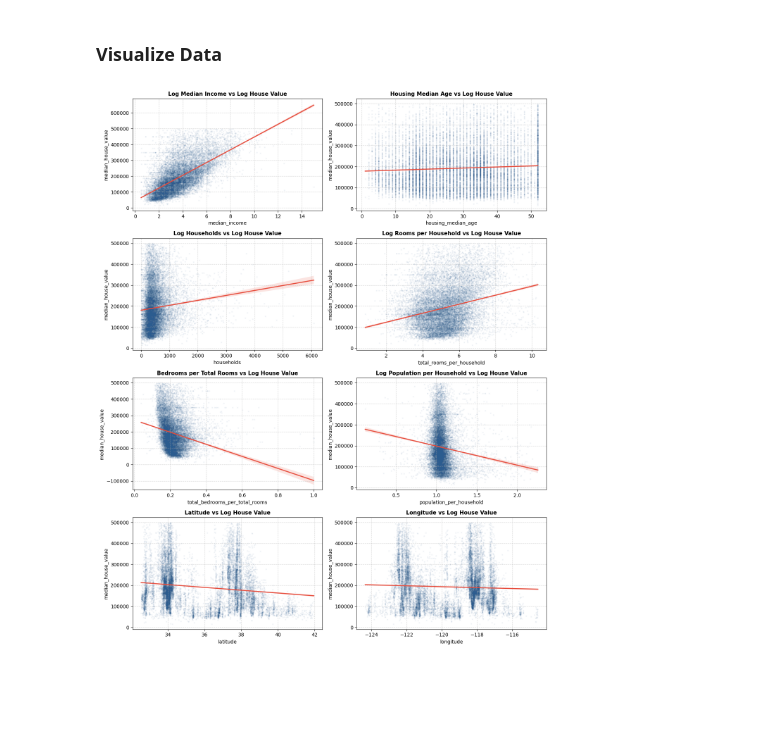
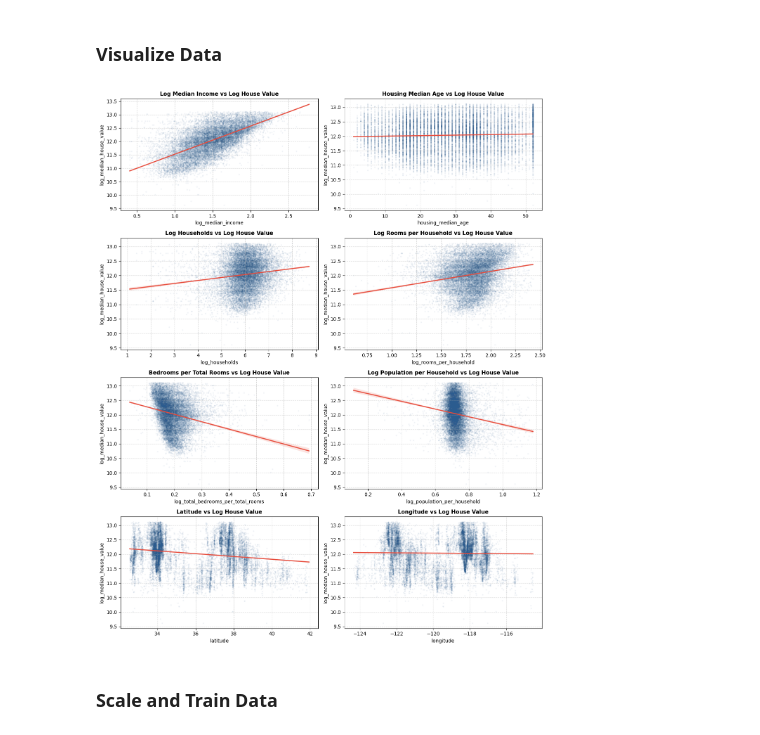
Before and after one commit to alaricbat/LinearRegression, a Jupyter notebook: linear_regression.ipynb, the cells around one changed output. Cells and saved outputs as stored; diff of their text form; code cells hidden in the pictures; blank space fills up the shorter version.

```diff
--- a/linear_regression.ipynb
+++ b/linear_regression.ipynb
@@ -127,6 +127,13 @@ df_loc['total_rooms_per_household'] = df_loc['total_rooms'] / df_loc['households
 df_loc['total_bedrooms_per_household'] = df_loc['total_bedrooms'] / df_loc['households']
 df_loc['population_per_household'] = df_loc['total_bedrooms'] / df_loc['households']
 df_loc['total_bedrooms_per_total_rooms'] = df_loc['total_bedrooms'] / df_loc['total_rooms']
+# %%
+df_loc["log_median_income"] = np.log1p(df_loc["median_income"])
+df_loc["log_households"] = np.log1p(df_loc["households"])
+df_loc["log_rooms_per_household"] = np.log1p(df_loc["total_rooms_per_household"])
+df_loc["log_population_per_household"] = np.log1p(df_loc["population_per_household"])
+df_loc["log_median_house_value"] = np.log1p(df_loc["median_house_value"])
+df_loc["log_total_bedrooms_per_total_rooms"] = np.log1p(df_loc["total_bedrooms_per_total_rooms"])
 # %%
 df_loc = df_loc.drop(['total_rooms', 'total_bedrooms', 'population', 'total_bedrooms_per_household'], axis=1)
 # %%
@@ -151,33 +158,35 @@ sns.heatmap(corr_df.corr(), annot=True, cmap='mako')
 # %%
 df_viz = df_loc[
     (df_loc['total_rooms_per_household'] < df_loc['total_rooms_per_household'].quantile(0.99)) &
     (df_loc['population_per_household'] < df_loc['population_per_household'].quantile(0.99))
 ].copy()
 
 features_to_plot = [
-    ('median_income', 'Log Median Income'),
+    ('log_median_income', 'Log Median Income'),
     ('housing_median_age', 'Housing Median Age'),
-    ('households', 'Log Households'),
-    ('total_rooms_per_household', 'Log Rooms per Household'),
-    ('total_bedrooms_per_total_rooms', 'Bedrooms per Total Rooms'),
-    ('population_per_household', 'Log Population per Household'),
+    ('log_households', 'Log Households'),
+    ('log_rooms_per_household', 'Log Rooms per Household'),
+    ('log_total_bedrooms_per_total_rooms', 'Bedrooms per Total Rooms'),
+    ('log_population_per_household', 'Log Population per Household'),
     ('latitude', 'Latitude'),
     ('longitude', 'Longitude')
 ]
 
 fig, axes = plt.subplots(4, 2, figsize=(13, 16))
 axes = axes.flatten()
 
 for idx, (col, title) in enumerate(features_to_plot):
     sns.regplot(
-        data=df_viz, x=col, y='median_house_value', ax=axes[idx],
+        data=df_viz, x=col, y='log_median_house_value', ax=axes[idx],
         scatter_kws={'alpha': 0.05, 's': 3, 'color': '#2b5c8f'},
         line_kws={'color': '#e74c3c', 'linewidth': 2}
     )
     axes[idx].set_title(f'{title} vs Log House Value', fontsize=11, fontweight='bold')
     axes[idx].grid(True, linestyle='--', alpha=0.5)
 
 plt.tight_layout()
 plt.show()
 # %% [output]
-[figure, old version]
+[figure, new version]
+# %% [markdown]
+### Scale and Train Data
```
Also changed, not shown: parts of 12 cells of this notebook.
